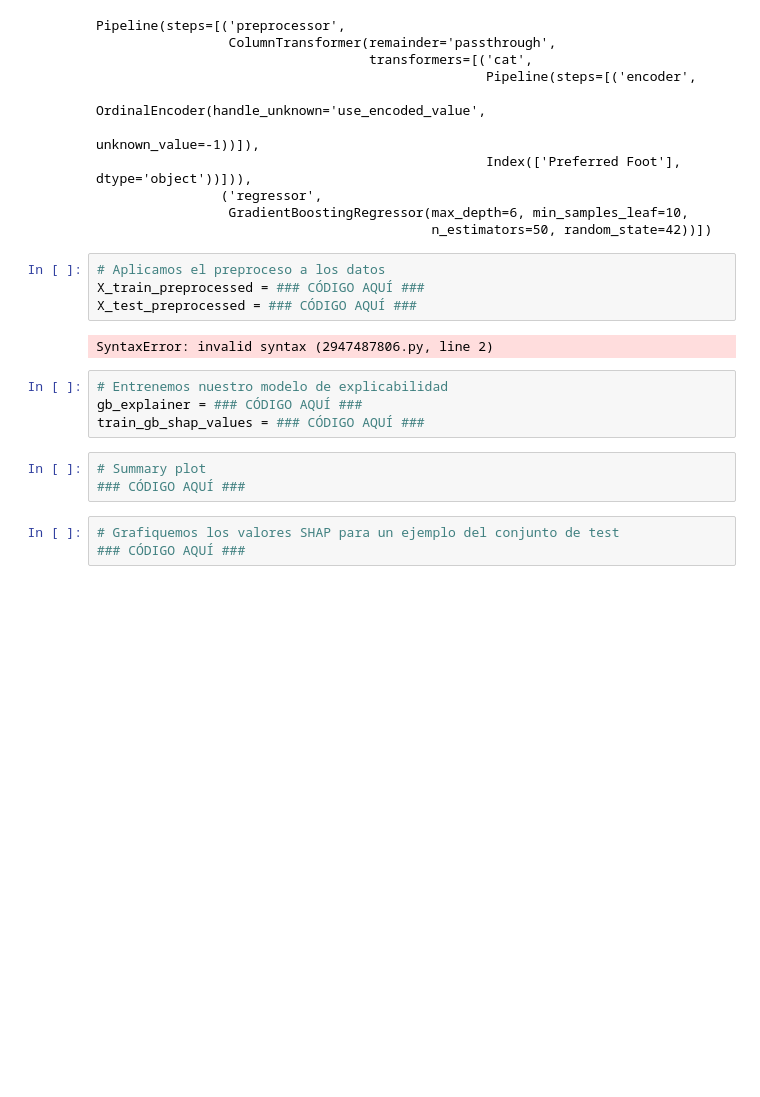
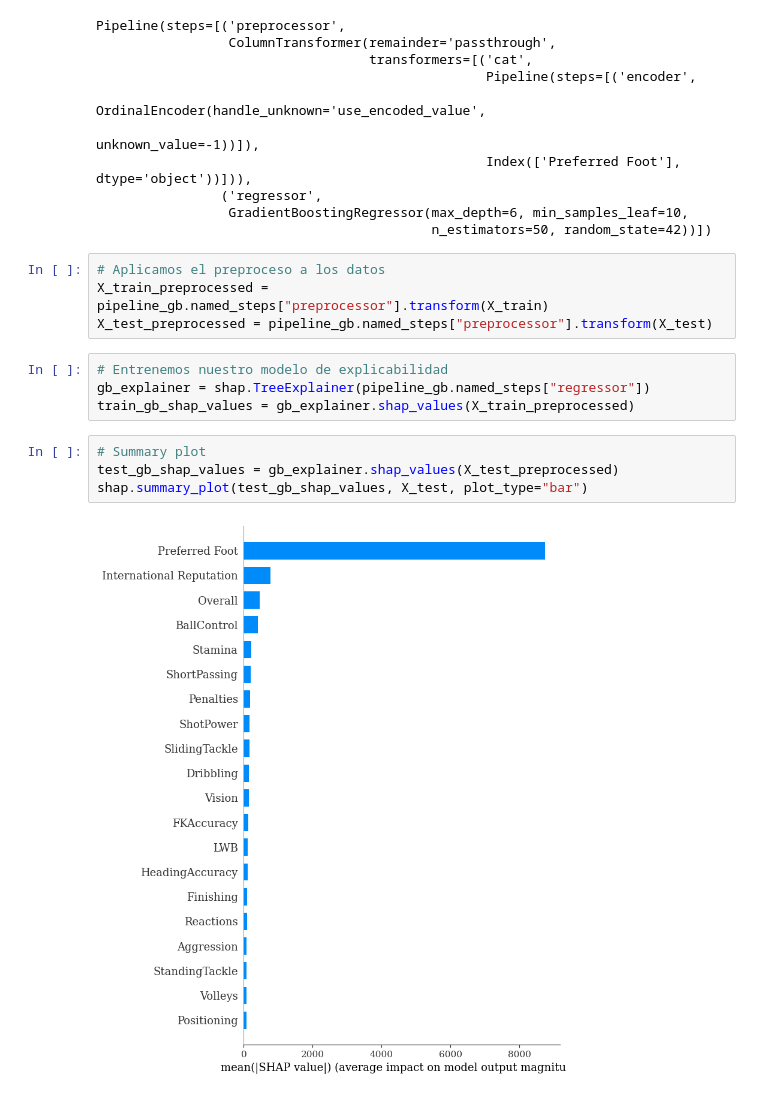
Before and after one commit to maestria-ds-eafit/MachineLearning, a Jupyter notebook: Talleres/1_Regresión_con_RF_y_GB.ipynb, the cells around one changed output. Cells and saved outputs as stored; diff of their text form; blank space fills up the shorter version.

```diff
--- a/Talleres/1_Regresión_con_RF_y_GB.ipynb
+++ b/Talleres/1_Regresión_con_RF_y_GB.ipynb
@@ -263,17 +301,15 @@ Pipeline(steps=[('preprocessor',
                                            n_estimators=50, random_state=42))])
 # %%
 # Aplicamos el preproceso a los datos
-X_train_preprocessed = ### CÓDIGO AQUÍ ###
-X_test_preprocessed = ### CÓDIGO AQUÍ ###
+X_train_preprocessed = pipeline_gb.named_steps["preprocessor"].transform(X_train)
+X_test_preprocessed = pipeline_gb.named_steps["preprocessor"].transform(X_test)
-# %% [output]
-SyntaxError: invalid syntax (2947487806.py, line 2)
 # %%
 # Entrenemos nuestro modelo de explicabilidad
-gb_explainer = ### CÓDIGO AQUÍ ###
-train_gb_shap_values = ### CÓDIGO AQUÍ ###
+gb_explainer = shap.TreeExplainer(pipeline_gb.named_steps["regressor"])
+train_gb_shap_values = gb_explainer.shap_values(X_train_preprocessed)
-# %%
-# Summary plot
-### CÓDIGO AQUÍ ###
-# %%
-# Grafiquemos los valores SHAP para un ejemplo del conjunto de test
-### CÓDIGO AQUÍ ###
+# %%
+# Summary plot
+test_gb_shap_values = gb_explainer.shap_values(X_test_preprocessed)
+shap.summary_plot(test_gb_shap_values, X_test, plot_type="bar")
+# %% [output]
+[figure, added]
```
Also changed, not shown: parts of 7 cells of this notebook, 3 other files.
